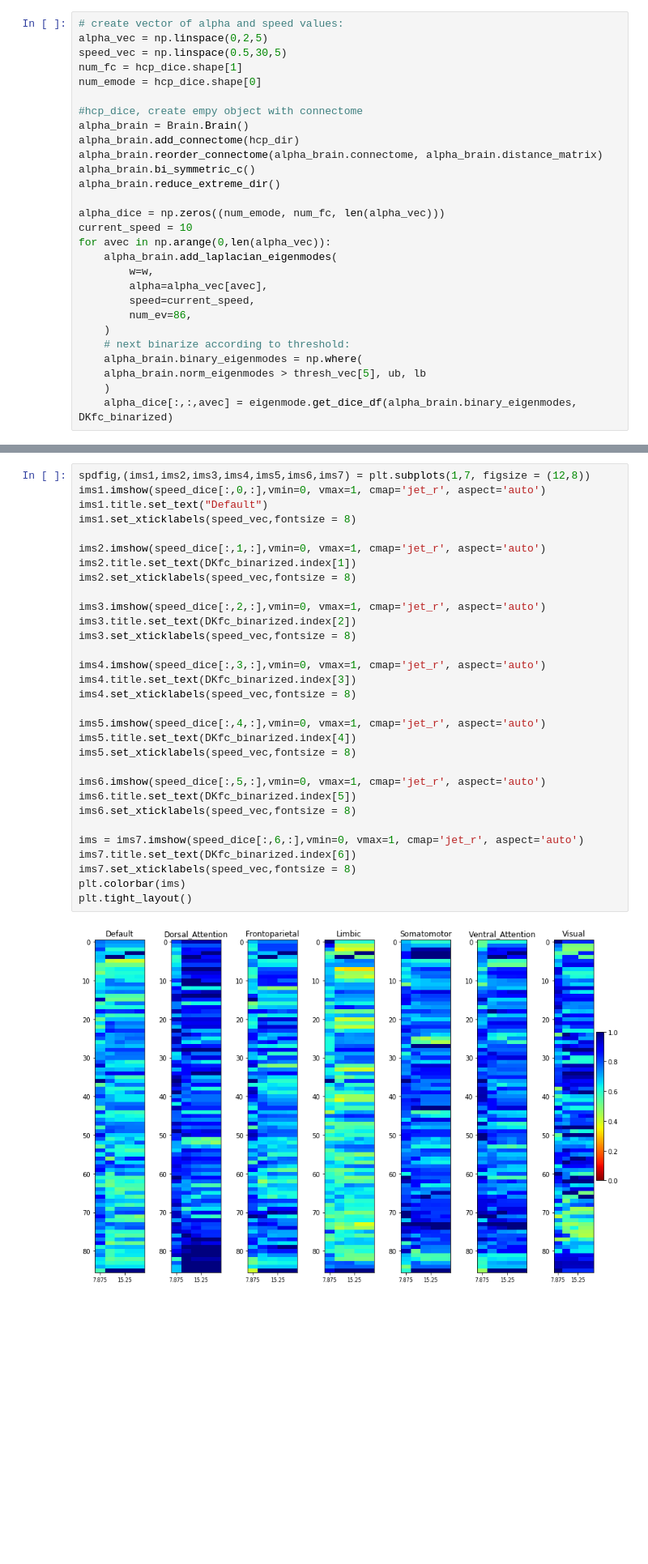
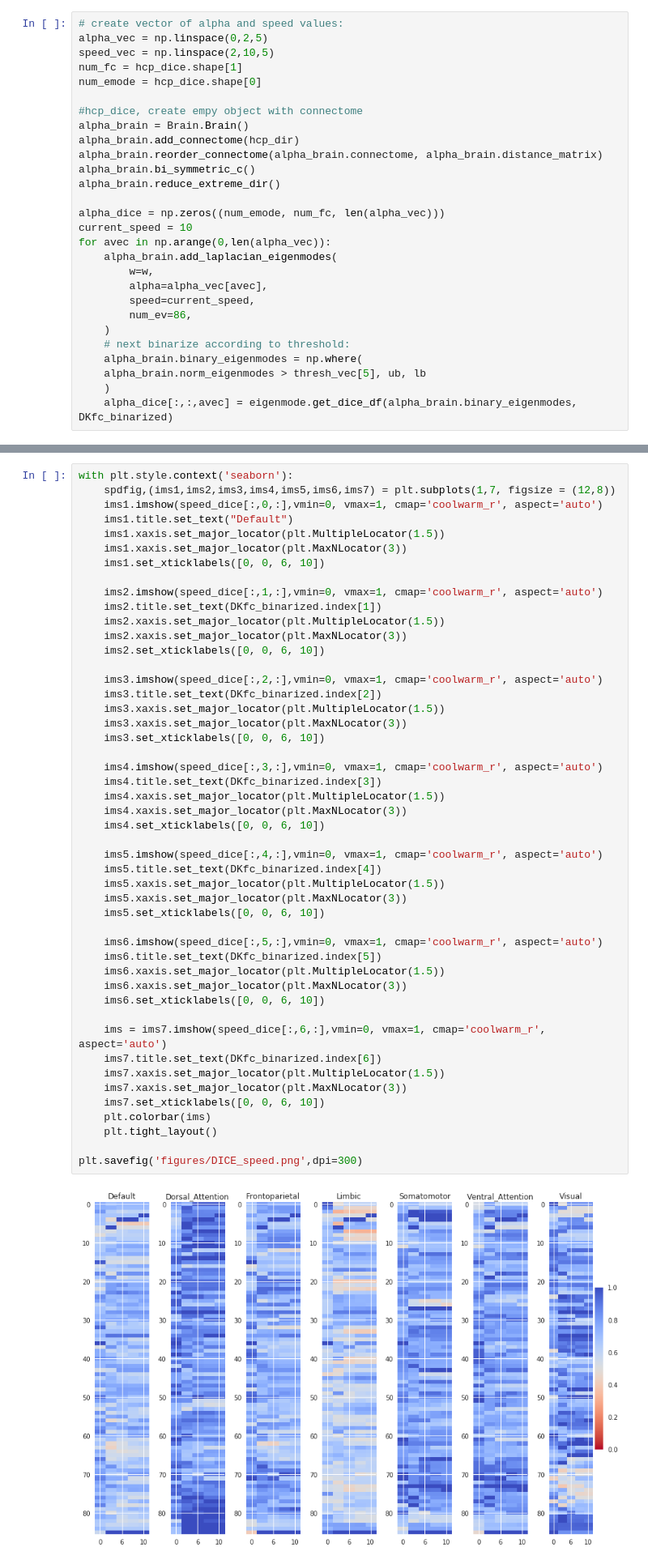
Before and after one commit to Raj-Lab-UCSF/spectrome, a Jupyter notebook: spectrome/notebooks/complex_laplacian/HCP_eigenmodes.ipynb, the cells around one changed output, grey strips where cells are left out. Shown at 81% size. Cells and saved outputs as stored; diff of their text form; blank space fills up the shorter version.

```diff
--- a/spectrome/notebooks/complex_laplacian/HCP_eigenmodes.ipynb
+++ b/spectrome/notebooks/complex_laplacian/HCP_eigenmodes.ipynb
@@ -409,7 +408,7 @@ alpha first, at constant speed:
 # %%
 # create vector of alpha and speed values:
 alpha_vec = np.linspace(0,2,5)
-speed_vec = np.linspace(0.5,30,5)
+speed_vec = np.linspace(2,10,5)
 num_fc = hcp_dice.shape[1]
 num_emode = hcp_dice.shape[0]
 
@@ -497,38 +517,55 @@ for svec in np.arange(0,len(speed_vec)):
 # %% [markdown]
 visualize speed:
 # %%
-spdfig,(ims1,ims2,ims3,ims4,ims5,ims6,ims7) = plt.subplots(1,7, figsize = (12,8))
-ims1.imshow(speed_dice[:,0,:],vmin=0, vmax=1, cmap='jet_r', aspect='auto')
-ims1.title.set_text("Default")
-ims1.set_xticklabels(speed_vec,fontsize = 8)
+with plt.style.context('seaborn'):
+    spdfig,(ims1,ims2,ims3,ims4,ims5,ims6,ims7) = plt.subplots(1,7, figsize = (12,8))
+    ims1.imshow(speed_dice[:,0,:],vmin=0, vmax=1, cmap='coolwarm_r', aspect='auto')
+    ims1.title.set_text("Default")
+    ims1.xaxis.set_major_locator(plt.MultipleLocator(1.5))
+    ims1.xaxis.set_major_locator(plt.MaxNLocator(3))
+    ims1.set_xticklabels([0, 0, 6, 10])
 
-ims2.imshow(speed_dice[:,1,:],vmin=0, vmax=1, cmap='jet_r', aspect='auto')
-ims2.title.set_text(DKfc_binarized.index[1])
-ims2.set_xticklabels(speed_vec,fontsize = 8)
+    ims2.imshow(speed_dice[:,1,:],vmin=0, vmax=1, cmap='coolwarm_r', aspect='auto')
+    ims2.title.set_text(DKfc_binarized.index[1])
+    ims2.xaxis.set_major_locator(plt.MultipleLocator(1.5))
+    ims2.xaxis.set_major_locator(plt.MaxNLocator(3))
+    ims2.set_xticklabels([0, 0, 6, 10])
 
-ims3.imshow(speed_dice[:,2,:],vmin=0, vmax=1, cmap='jet_r', aspect='auto')
-ims3.title.set_text(DKfc_binarized.index[2])
-ims3.set_xticklabels(speed_vec,fontsize = 8)
+    ims3.imshow(speed_dice[:,2,:],vmin=0, vmax=1, cmap='coolwarm_r', aspect='auto')
+    ims3.title.set_text(DKfc_binarized.index[2])
+    ims3.xaxis.set_major_locator(plt.MultipleLocator(1.5))
+    ims3.xaxis.set_major_locator(plt.MaxNLocator(3))
+    ims3.set_xticklabels([0, 0, 6, 10])
 
-ims4.imshow(speed_dice[:,3,:],vmin=0, vmax=1, cmap='jet_r', aspect='auto')
-ims4.title.set_text(DKfc_binarized.index[3])
-ims4.set_xticklabels(speed_vec,fontsize = 8)
+    ims4.imshow(speed_dice[:,3,:],vmin=0, vmax=1, cmap='coolwarm_r', aspect='auto')
+    ims4.title.set_text(DKfc_binarized.index[3])
+    ims4.xaxis.set_major_locator(plt.MultipleLocator(1.5))
+    ims4.xaxis.set_major_locator(plt.MaxNLocator(3))
+    ims4.set_xticklabels([0, 0, 6, 10])
 
-ims5.imshow(speed_dice[:,4,:],vmin=0, vmax=1, cmap='jet_r', aspect='auto')
-ims5.title.set_text(DKfc_binarized.index[4])
-ims5.set_xticklabels(speed_vec,fontsize = 8)
+    ims5.imshow(speed_dice[:,4,:],vmin=0, vmax=1, cmap='coolwarm_r', aspect='auto')
+    ims5.title.set_text(DKfc_binarized.index[4])
+    ims5.xaxis.set_major_locator(plt.MultipleLocator(1.5))
+    ims5.xaxis.set_major_locator(plt.MaxNLocator(3))
+    ims5.set_xticklabels([0, 0, 6, 10])
 
-ims6.imshow(speed_dice[:,5,:],vmin=0, vmax=1, cmap='jet_r', aspect='auto')
-ims6.title.set_text(DKfc_binarized.index[5])
-ims6.set_xticklabels(speed_vec,fontsize = 8)
+    ims6.imshow(speed_dice[:,5,:],vmin=0, vmax=1, cmap='coolwarm_r', aspect='auto')
+    ims6.title.set_text(DKfc_binarized.index[5])
+    ims6.xaxis.set_major_locator(plt.MultipleLocator(1.5))
+    ims6.xaxis.set_major_locator(plt.MaxNLocator(3))
+    ims6.set_xticklabels([0, 0, 6, 10])
 
-ims = ims7.imshow(speed_dice[:,6,:],vmin=0, vmax=1, cmap='jet_r', aspect='auto')
-ims7.title.set_text(DKfc_binarized.index[6])
-ims7.set_xticklabels(speed_vec,fontsize = 8)
-plt.colorbar(ims)
-plt.tight_layout()
+    ims = ims7.imshow(speed_dice[:,6,:],vmin=0, vmax=1, cmap='coolwarm_r', aspect='auto')
+    ims7.title.set_text(DKfc_binarized.index[6])
+    ims7.xaxis.set_major_locator(plt.MultipleLocator(1.5))
+    ims7.xaxis.set_major_locator(plt.MaxNLocator(3))
+    ims7.set_xticklabels([0, 0, 6, 10])
+    plt.colorbar(ims)
+    plt.tight_layout()
+
+plt.savefig('figures/DICE_speed.png',dpi=300)
 # %% [output]
-[figure, old version]
+[figure, new version]
 # %% [markdown]
 ## Overlap score next:
 # %%
```
Also changed, not shown: parts of 4 cells of this notebook, 8 other files.
